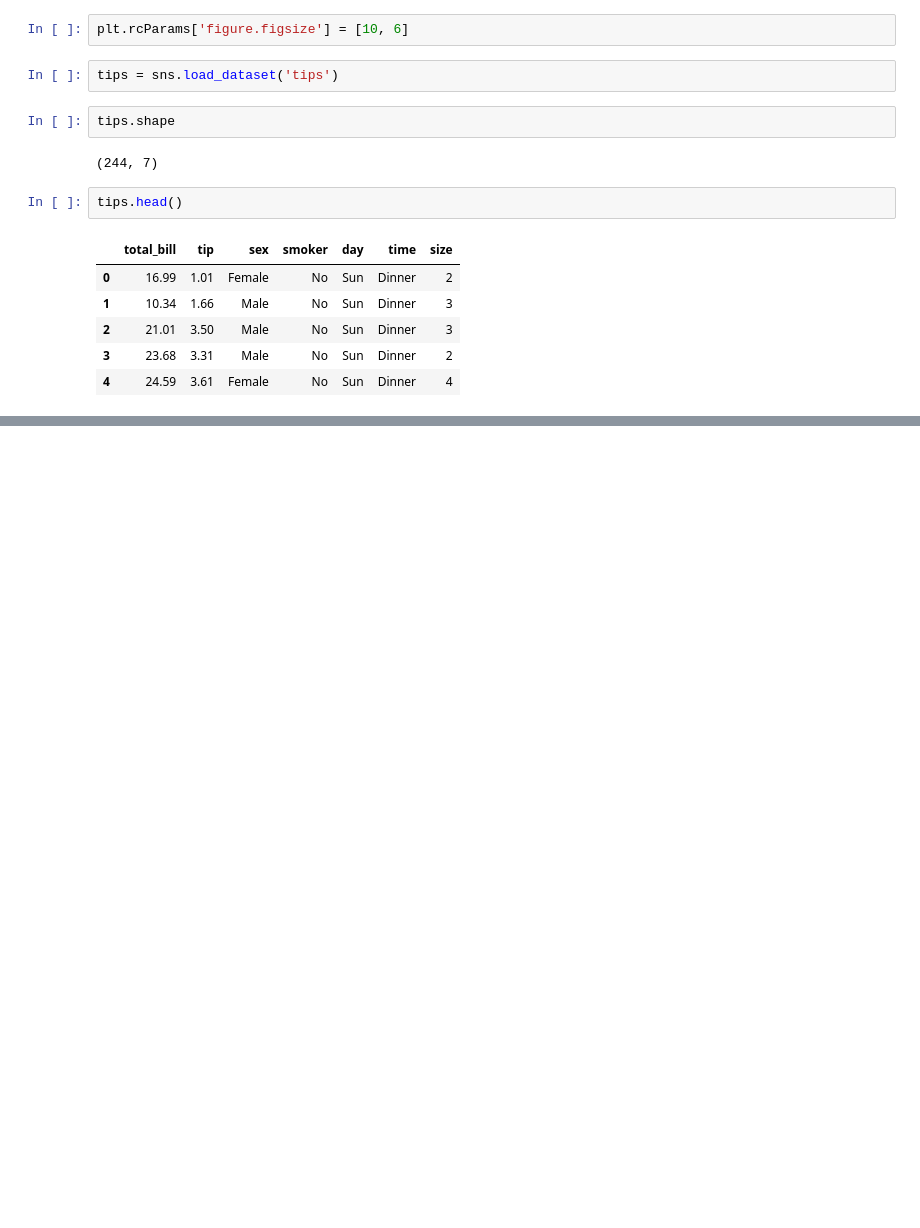
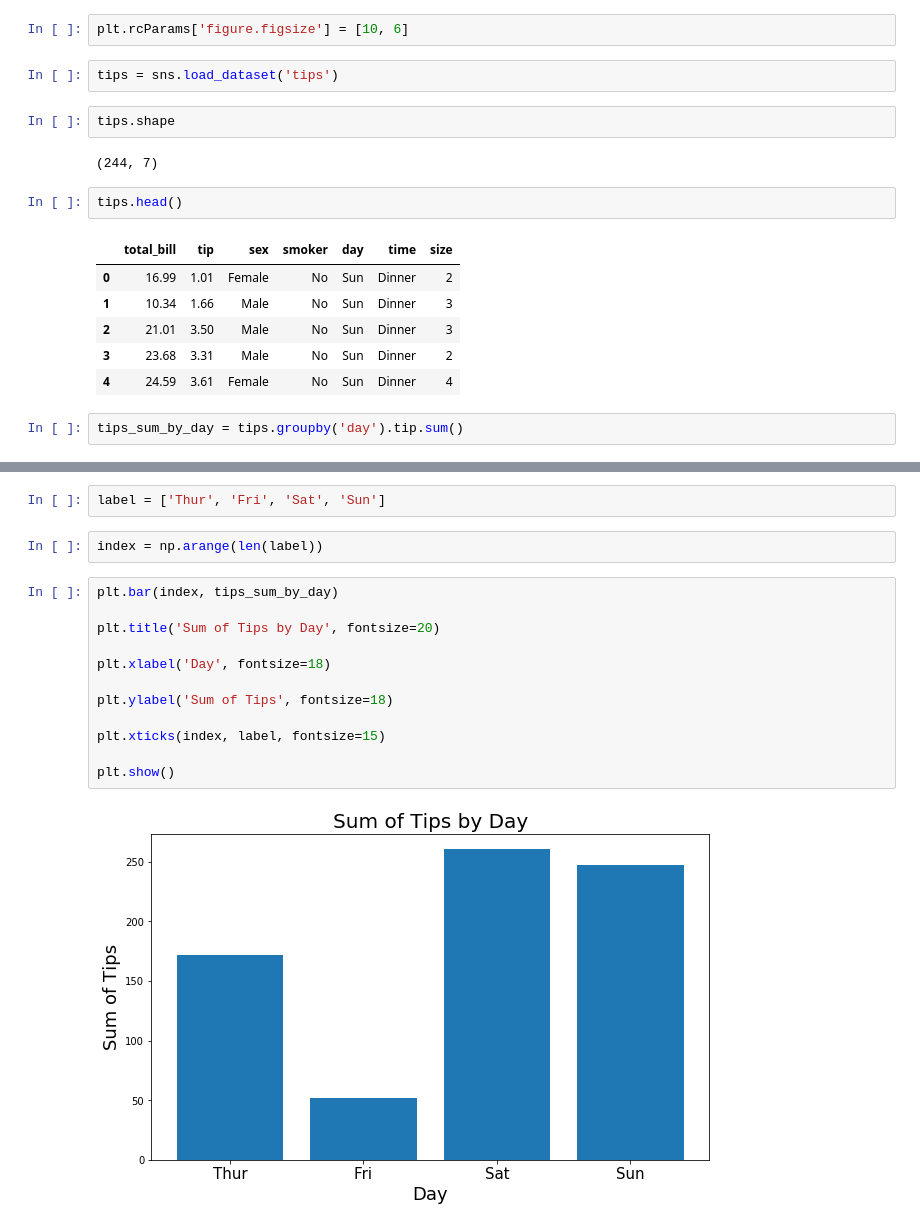
Before and after one commit to onlookertozip/Day20180528, a Jupyter notebook: Untitled0.ipynb, the cells around one changed output, grey strips where cells are left out. Cells and saved outputs as stored; diff of their text form; blank space fills up the shorter version.

```diff
--- a/Untitled0.ipynb
+++ b/Untitled0.ipynb
@@ -25,3 +25,5 @@ tips.head()
 | 2 | 21.01 | 3.50 | Male | No | Sun | Dinner | 3 |
 | 3 | 23.68 | 3.31 | Male | No | Sun | Dinner | 2 |
 | 4 | 24.59 | 3.61 | Female | No | Sun | Dinner | 4 |
+# %%
+tips_sum_by_day = tips.groupby('day').tip.sum()
@@ -27,0 +39,18 @@ tips.head()
+# %%
+label = ['Thur', 'Fri', 'Sat', 'Sun']
+# %%
+index = np.arange(len(label))
+# %%
+plt.bar(index, tips_sum_by_day)
+
+plt.title('Sum of Tips by Day', fontsize=20)
+
+plt.xlabel('Day', fontsize=18)
+
+plt.ylabel('Sum of Tips', fontsize=18)
+
+plt.xticks(index, label, fontsize=15)
+
+plt.show()
+# %% [output]
+[figure, added]
```
Also changed, not shown: parts of 16 cells of this notebook.
